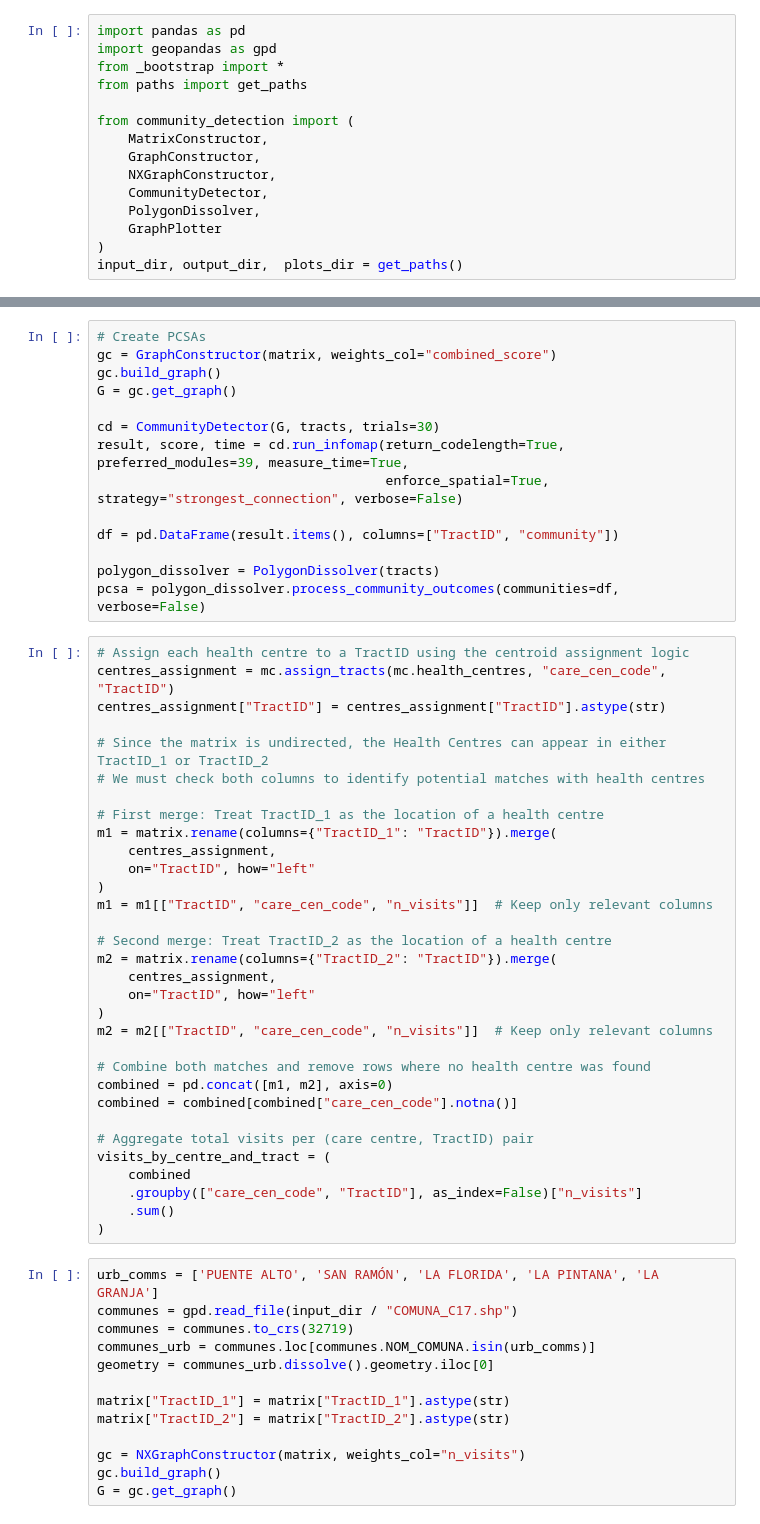
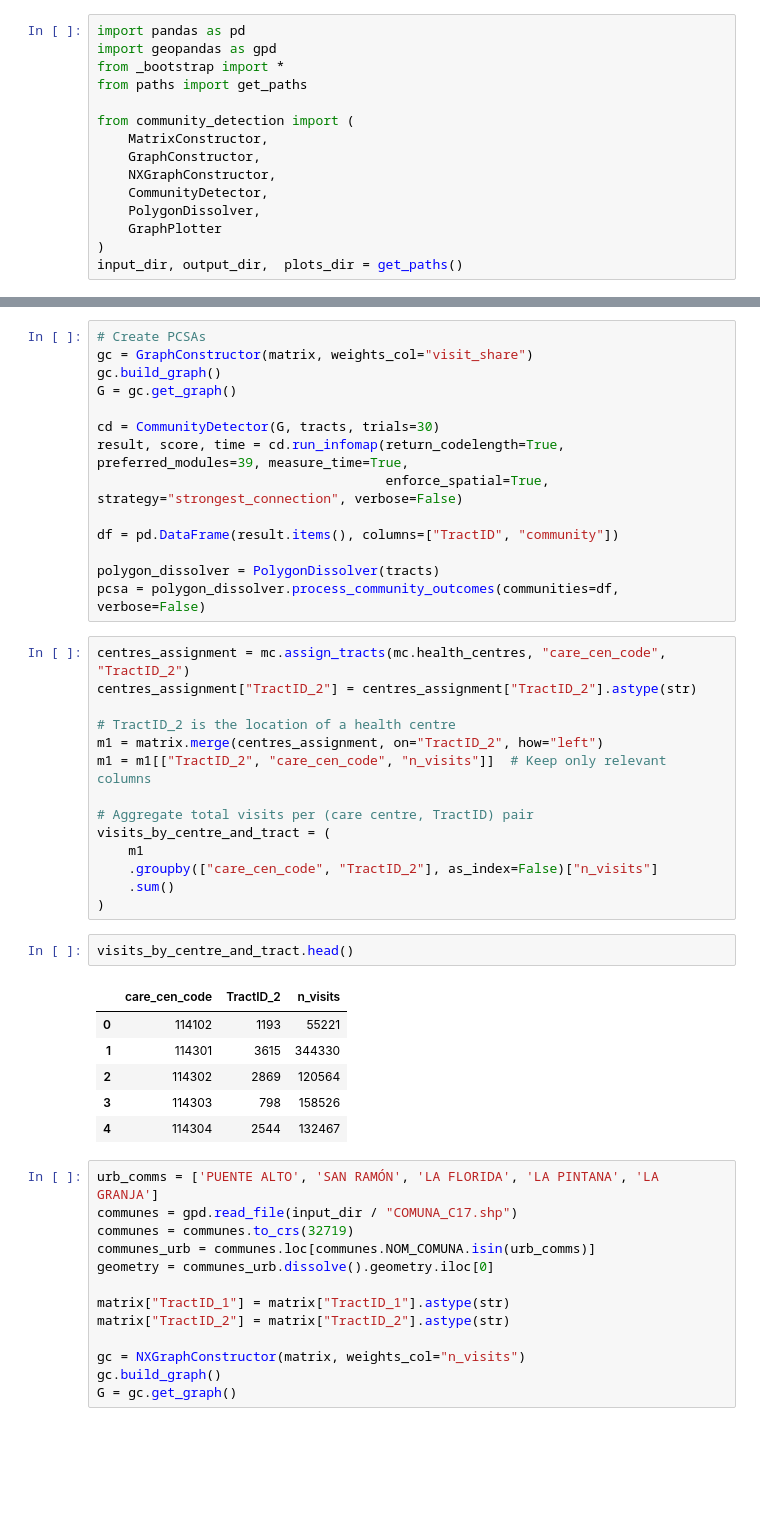
Before and after one commit to fportalesor/pcsa-community-detection, a Jupyter notebook: notebooks/flow_networks.ipynb, the cells around one changed output, grey strips where cells are left out. Cells and saved outputs as stored; diff of their text form; blank space fills up the shorter version.

```diff
--- a/notebooks/flow_networks.ipynb
+++ b/notebooks/flow_networks.ipynb
@@ -36,7 +36,7 @@ matrix["TractID_2"] = matrix["TractID_2"].astype(str)
 tracts["TractID"] = tracts["TractID"].astype(str)
 # %%
 # Create PCSAs
-gc = GraphConstructor(matrix, weights_col="combined_score")
+gc = GraphConstructor(matrix, weights_col="visit_share")
 gc.build_graph()
 G = gc.get_graph()
 
@@ -49,37 +49,28 @@ df = pd.DataFrame(result.items(), columns=["TractID", "community"])
 polygon_dissolver = PolygonDissolver(tracts)
 pcsa = polygon_dissolver.process_community_outcomes(communities=df, verbose=False)
 # %%
-# Assign each health centre to a TractID using the centroid assignment logic
-centres_assignment = mc.assign_tracts(mc.health_centres, "care_cen_code", "TractID")
-centres_assignment["TractID"] = centres_assignment["TractID"].astype(str)
+centres_assignment = mc.assign_tracts(mc.health_centres, "care_cen_code", "TractID_2")
+centres_assignment["TractID_2"] = centres_assignment["TractID_2"].astype(str)
 
-# Since the matrix is undirected, the Health Centres can appear in either TractID_1 or TractID_2
-# We must check both columns to identify potential matches with health centres
-
-# First merge: Treat TractID_1 as the location of a health centre
-m1 = matrix.rename(columns={"TractID_1": "TractID"}).merge(
-    centres_assignment,
-    on="TractID", how="left"
-)
-m1 = m1[["TractID", "care_cen_code", "n_visits"]]  # Keep only relevant columns
-
-# Second merge: Treat TractID_2 as the location of a health centre
-m2 = matrix.rename(columns={"TractID_2": "TractID"}).merge(
-    centres_assignment,
-    on="TractID", how="left"
-)
-m2 = m2[["TractID", "care_cen_code", "n_visits"]]  # Keep only relevant columns
-
-# Combine both matches and remove rows where no health centre was found
-combined = pd.concat([m1, m2], axis=0)
-combined = combined[combined["care_cen_code"].notna()]
+# TractID_2 is the location of a health centre
+m1 = matrix.merge(centres_assignment, on="TractID_2", how="left")
+m1 = m1[["TractID_2", "care_cen_code", "n_visits"]]  # Keep only relevant columns
 
 # Aggregate total visits per (care centre, TractID) pair
 visits_by_centre_and_tract = (
-    combined
-    .groupby(["care_cen_code", "TractID"], as_index=False)["n_visits"]
+    m1
+    .groupby(["care_cen_code", "TractID_2"], as_index=False)["n_visits"]
     .sum()
 )
+# %%
+visits_by_centre_and_tract.head()
+# %% [output]
+|  | care_cen_code | TractID_2 | n_visits |
+| 0 | 114102 | 1193 | 55221 |
+| 1 | 114301 | 3615 | 344330 |
+| 2 | 114302 | 2869 | 120564 |
+| 3 | 114303 | 798 | 158526 |
+| 4 | 114304 | 2544 | 132467 |
 # %%
 urb_comms = ['PUENTE ALTO', 'SAN RAMÓN', 'LA FLORIDA', 'LA PINTANA', 'LA GRANJA']
 communes = gpd.read_file(input_dir / "COMUNA_C17.shp")
```
Also changed, not shown: parts of 7 cells of this notebook, 1 other file.
